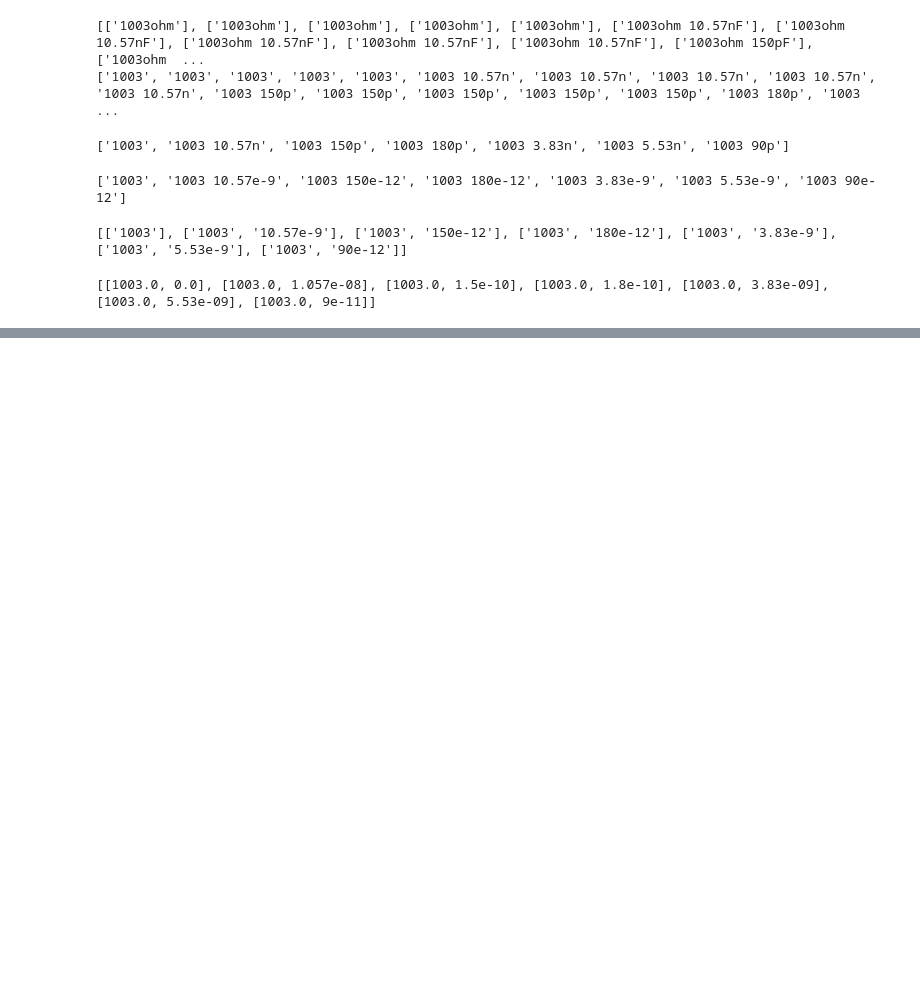
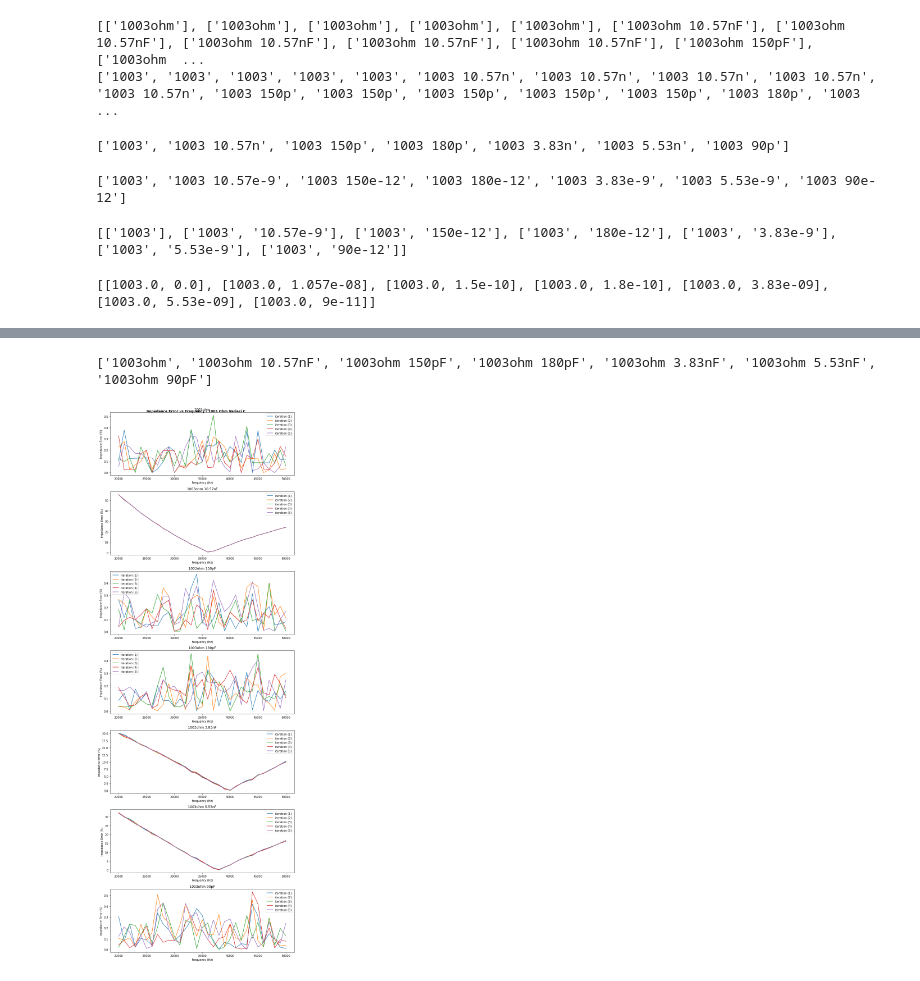
Before and after one commit to mahaamesha/body-impedance-measurement, a Jupyter notebook: src/olah_repetisi_rc.ipynb, the cells around one changed output, grey strips where cells are left out. Saved outputs shown, nothing was run; the diff lists cells and outputs as text; code cells hidden in the pictures; blank space fills up the shorter version.

Commit message:
graph ok for single folder

```diff
--- a/src/olah_repetisi_rc.ipynb
+++ b/src/olah_repetisi_rc.ipynb
@@ -117,13 +117,14 @@ dtypes: float64(3), int64(3)
 memory usage: 1.6 KB
 # %%
 # extract the RC value
-variation_data = []
+arr_filename = []
 for f in files:
-    variation_data.append( [f[:-8]] )
+    arr_filename.append( [f[:-8]] )
 
-print(variation_data)
+print(arr_filename)
 
 # detect R and C in array
+variation_data = arr_filename.copy()
 i = 0
 for var in variation_data:  # var is list that contain 1 element (string)
     for name in var:        # access the string only
@@ -198,0 +243,41 @@ fmid 35000.0
+# %%
+# create arr of title. For grapfh's title
+# manipulate arr_filename
+for i in range(len(arr_filename)):
+    arr_filename[i] = arr_filename[i][0]
+
+arr_title = []
+for i in range(len(arr_filename)-1):
+    if arr_filename[i] not in arr_title:
+        arr_title.append(arr_filename[i])
+
+print(arr_title)
+# %% [output]
+['1003ohm', '1003ohm 10.57nF', '1003ohm 150pF', '1003ohm 180pF', '1003ohm 3.83nF', '1003ohm 5.53nF', '1003ohm 90pF']
+# %%
+import matplotlib.pyplot as plt
+
+# compare data for each itearation
+fig, axs = plt.subplots(nrows=len(arr_title), figsize=(10,4*len(arr_title)))
+
+count = 1   # to multiply the second loop (iteration)
+for ax in axs:
+    for i in range(iteration*(count-1), iteration*count):
+        # print(i//iteration, arr_title[i//iteration])
+        label_idx = (i+1) - iteration*(count-1)
+        df_list[i].plot(x="Frequency", y="%Z", label="iteration (%s)" %label_idx, ax=ax)
+
+        if i == iteration*count - 1:
+            ax.set_title(arr_title[i//iteration])
+    # print()
+    count += 1
+
+    ax.set_xlabel("Frequency (Hz)")
+    ax.set_ylabel("Impedance Error (%)")
+
+plt.suptitle("Impedance Error vs Frequency - 1003 Ohm Variasi C", fontsize = "xx-large", weight = "bold")
+plt.tight_layout()
+
+plt.show()
+# %% [output]
+[figure, added]
```
Also changed, not shown: parts of 2 cells of this notebook, 1 other file.
